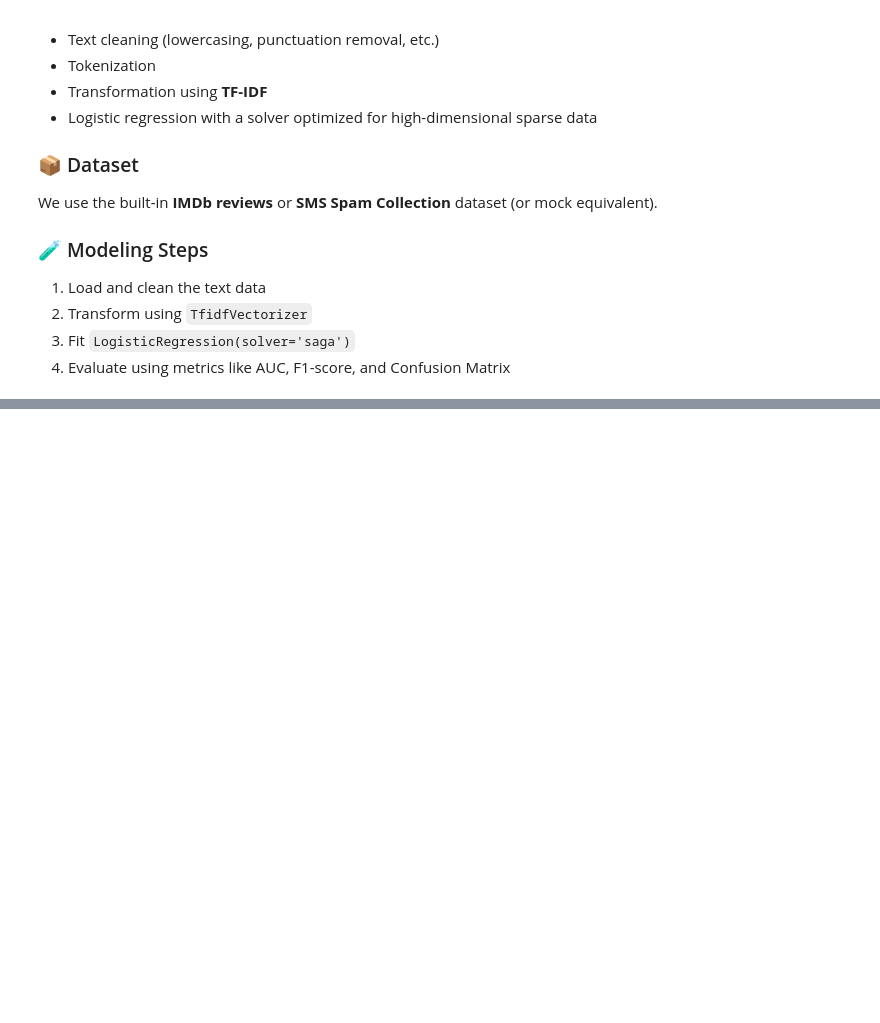
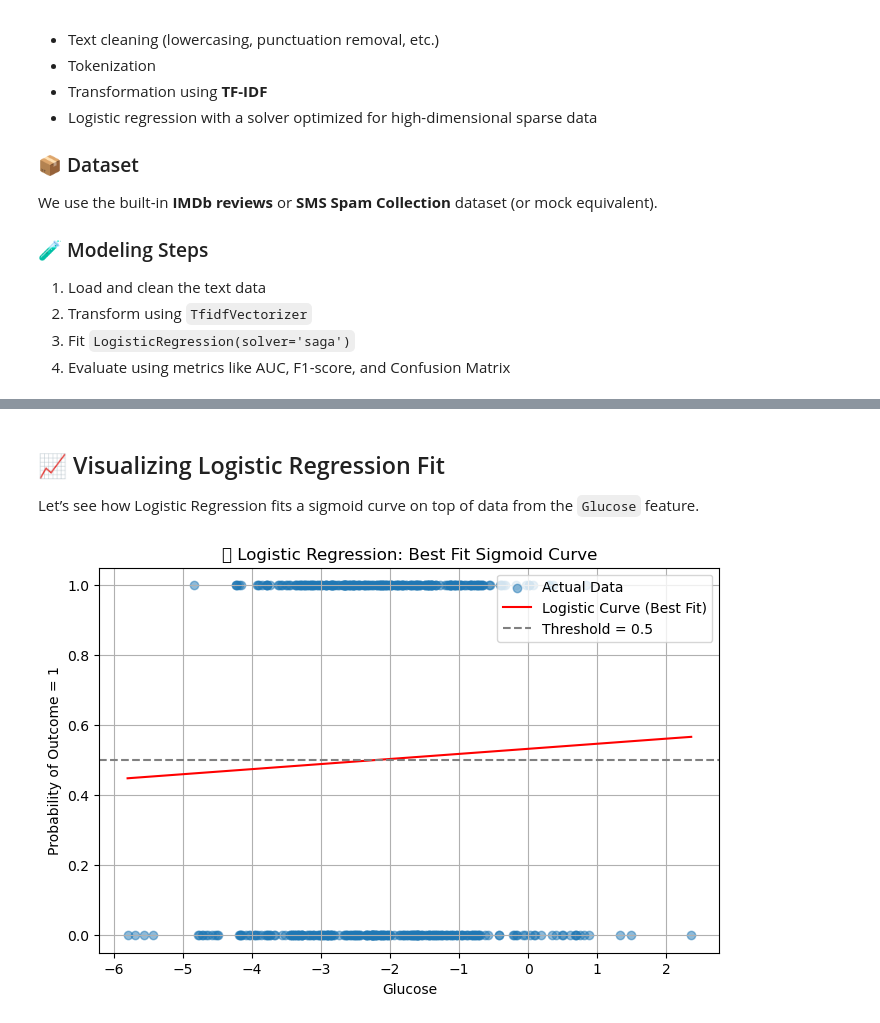
Before and after one commit to anirudhyadav/Logistic-Regression, a Jupyter notebook: Logistic_Regression_Master.ipynb, the cells around one changed output, grey strips where cells are left out. Cells and saved outputs as stored; diff of their text form; code cells hidden in the pictures; blank space fills up the shorter version.

```diff
--- a/Logistic_Regression_Master.ipynb
+++ b/Logistic_Regression_Master.ipynb
@@ -722,3 +773,34 @@ Confusion Matrix:
  [0 1]]
 
 AUC Score: 1.0
+# %% [markdown]
+
+## 📈 Visualizing Logistic Regression Fit
+
+Let’s see how Logistic Regression fits a sigmoid curve on top of data from the `Glucose` feature.
+# %%
+import warnings
+warnings.filterwarnings("ignore", category=UserWarning, module="IPython")
+from sklearn.linear_model import LogisticRegression
+
+X = df[['Glucose']].values
+y = df['Outcome'].values
+
+model = LogisticRegression()
+model.fit(X, y)
+
+X_test = np.linspace(X.min(), X.max(), 300).reshape(-1, 1)
+y_prob = model.predict_proba(X_test)[:, 1]
+
+plt.figure(figsize=(8, 5))
+plt.scatter(X, y, alpha=0.5, label='Actual Data')
+plt.plot(X_test, y_prob, color='red', label='Logistic Curve (Best Fit)')
+plt.axhline(0.5, color='gray', linestyle='--', label='Threshold = 0.5')
+plt.xlabel("Glucose")
+plt.ylabel("Probability of Outcome = 1")
+plt.title("📈 Logistic Regression: Best Fit Sigmoid Curve")
+plt.legend()
+plt.grid(True)
+plt.show()
+# %% [output]
+[figure, added]
```
Also changed, not shown: parts of 13 cells of this notebook, 1 other file.
